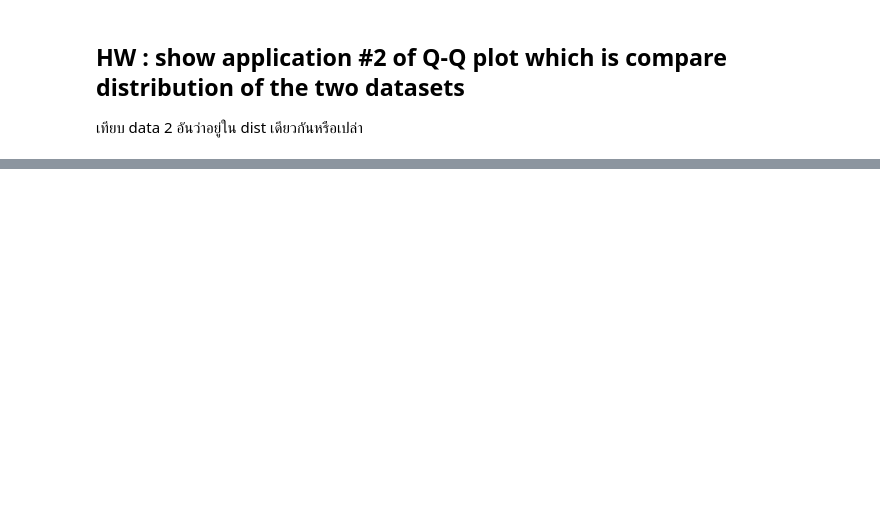
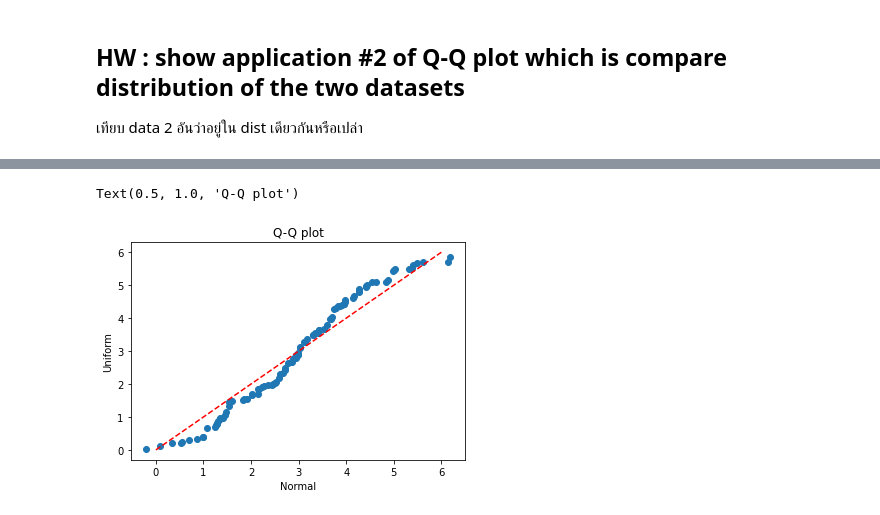
Before and after one commit to ChakritKammason/DPDM, a Jupyter notebook: Data102.ipynb, the cells around one changed output, grey strips where cells are left out. Cells and saved outputs as stored; diff of their text form; code cells hidden in the pictures; blank space fills up the shorter version.

```diff
--- a/Data102.ipynb
+++ b/Data102.ipynb
@@ -392,0 +417,13 @@ print(y)
+# %%
+s_sorted = np.sort(s)
+# %%
+s1_sorted = np.sort(s1)
+# %%
+plt.scatter(s_sorted , s1_sorted)
+plt.plot(range(7), range(7),'r--')
+plt.ylabel('Uniform')
+plt.xlabel('Normal')
+plt.title("Q-Q plot")
+# %% [output]
+Text(0.5, 1.0, 'Q-Q plot')
+[figure, added]
```
Also changed, not shown: parts of 30 cells of this notebook.
